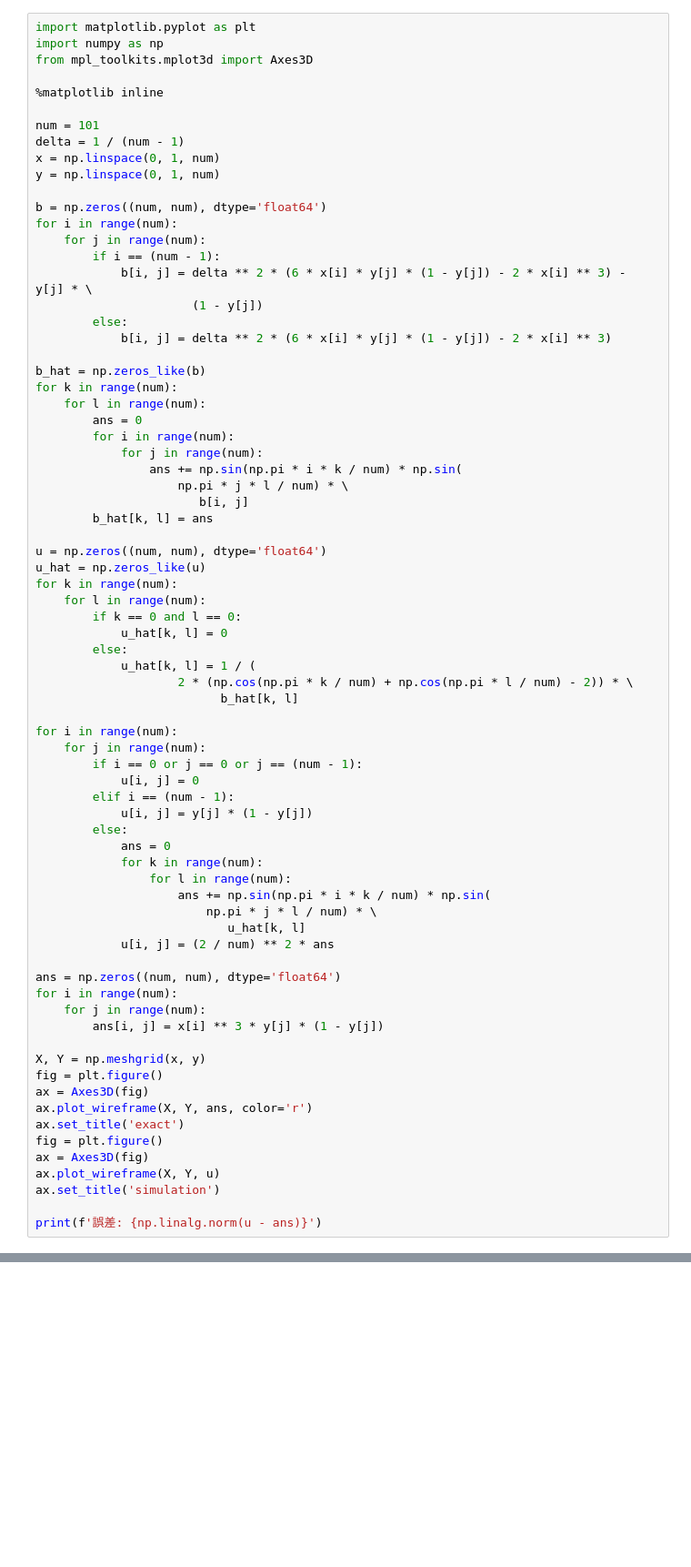
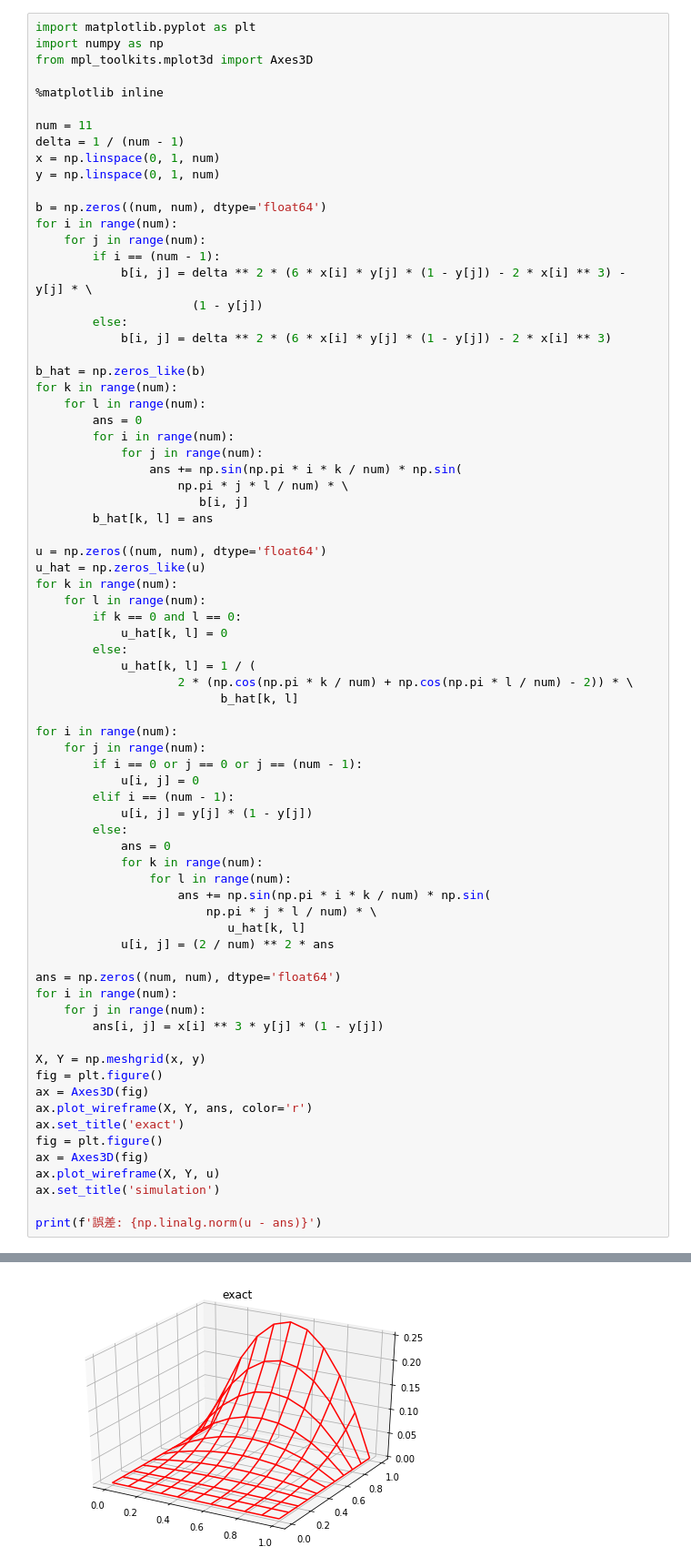
Before and after one commit to hiramekun/SML, a Jupyter notebook: simulation/2d-fourier.ipynb, the cells around one changed output, grey strips where cells are left out. Shown at 91% size. Drawn from its saved outputs; the diff is of its cells as text; blank space fills up the shorter version.

```diff
--- a/simulation/2d-fourier.ipynb
+++ b/simulation/2d-fourier.ipynb
@@ -5,7 +5,7 @@ from mpl_toolkits.mplot3d import Axes3D
 
 %matplotlib inline
 
-num = 101
+num = 11
 delta = 1 / (num - 1)
 x = np.linspace(0, 1, num)
 y = np.linspace(0, 1, num)
@@ -72,3 +72,4 @@ ax.plot_wireframe(X, Y, u)
 ax.set_title('simulation')
 
 print(f'誤差: {np.linalg.norm(u - ans)}')
+# %% [output]
@@ -74,0 +77 @@ print(f'誤差: {np.linalg.norm(u - ans)}')
+[figure, added]
```
Also changed, not shown: parts of 1 cell of this notebook.
